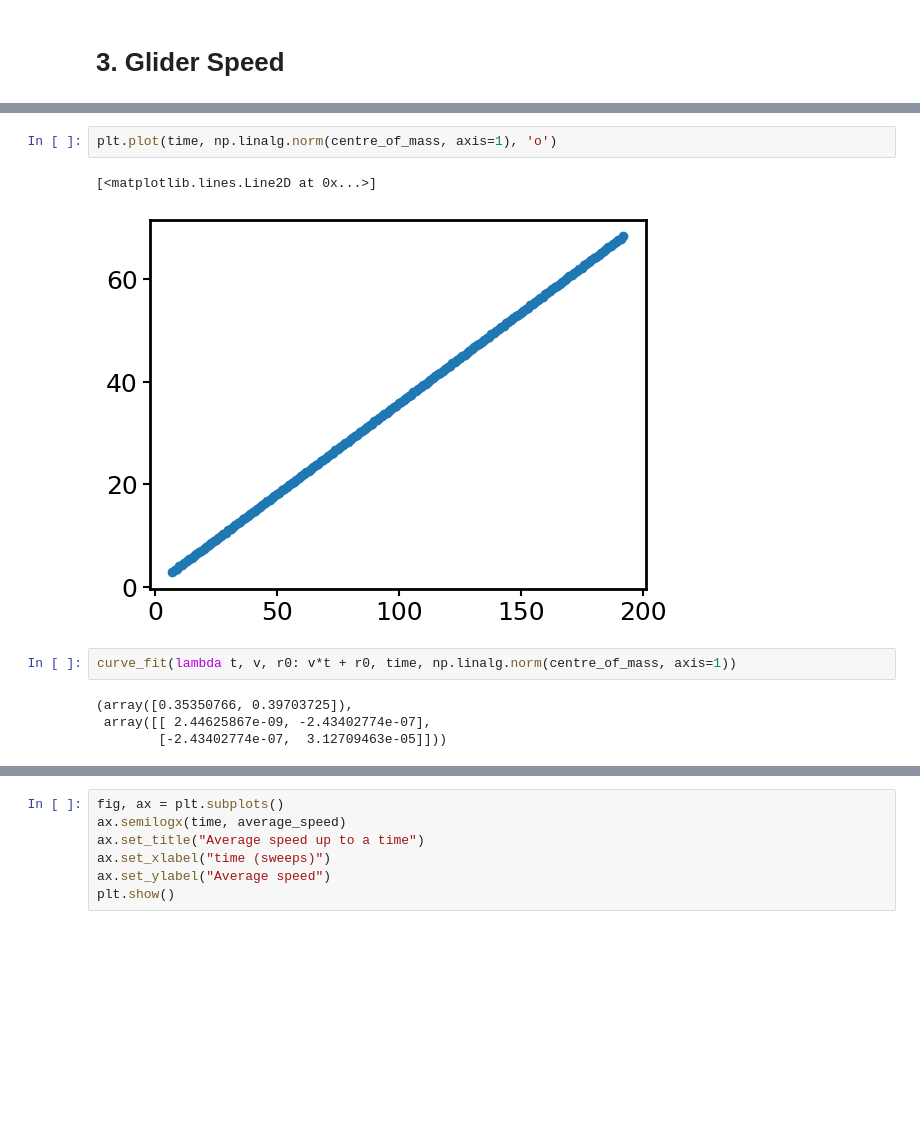
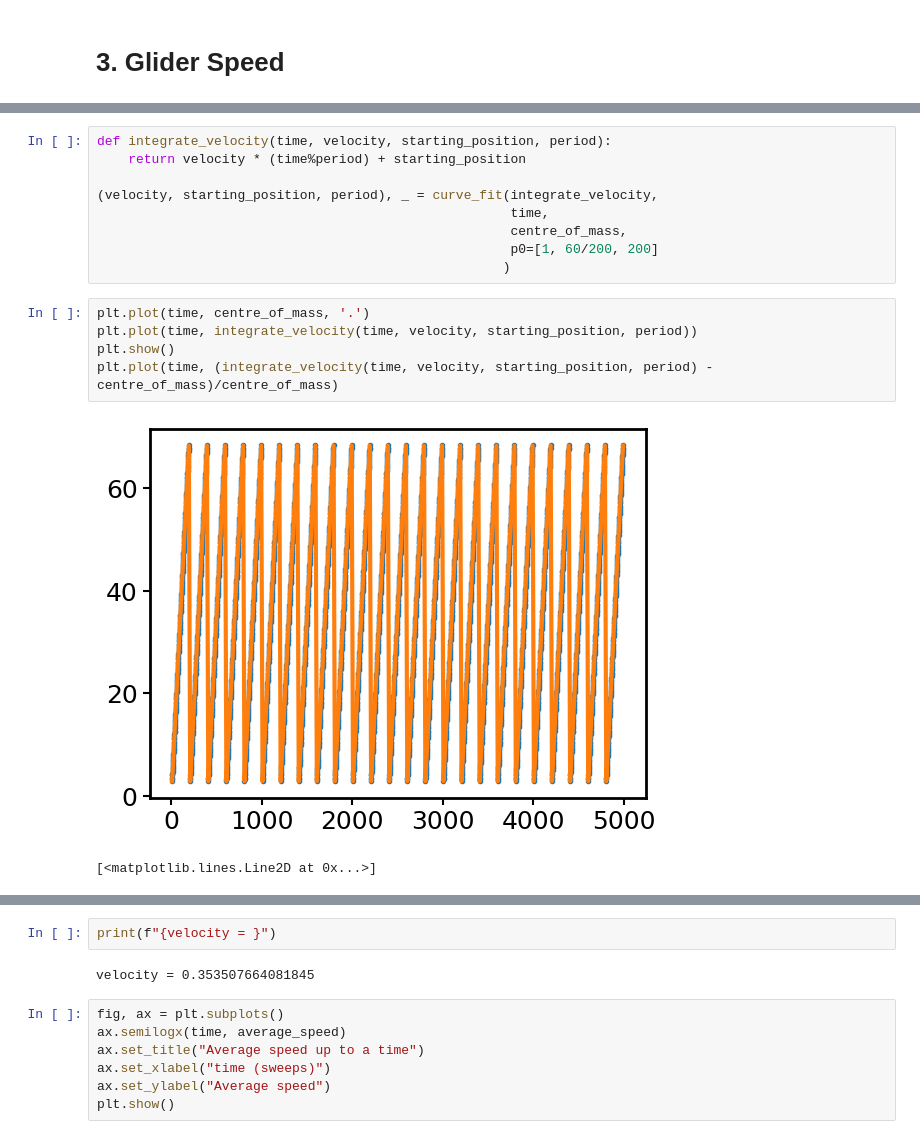
Before and after one commit to E-W-Jones/modelling-and-visualisation-in-physics, a Jupyter notebook: Checkpoint2/Checkpoint2.ipynb, the cells around one changed output, grey strips where cells are left out. Drawn from its saved outputs; the diff is of its cells as text; blank space fills up the shorter version.

```diff
--- a/Checkpoint2/Checkpoint2.ipynb
+++ b/Checkpoint2/Checkpoint2.ipynb
@@ -31,11 +35,17 @@ time, centre_of_mass, average_velocity, average_speed = Glider.calculate_average
-# %%
-plt.plot(time, np.linalg.norm(centre_of_mass, axis=1), 'o')
-# %% [output]
-[<matplotlib.lines.Line2D at 0x...>]
-[figure, old version]
 # %%
-curve_fit(lambda t, v, r0: v*t + r0, time, np.linalg.norm(centre_of_mass, axis=1))
+def integrate_velocity(time, velocity, starting_position, period):
+    return velocity * (time%period) + starting_position
+
+(velocity, starting_position, period), _ = curve_fit(integrate_velocity,
+                                                     time,
+                                                     centre_of_mass,
+                                                     p0=[1, 60/200, 200]
+                                                    )
-# %% [output]
-(array([0.35350766, 0.39703725]),
- array([[ 2.44625867e-09, -2.43402774e-07],
-        [-2.43402774e-07,  3.12709463e-05]]))
+# %%
+plt.plot(time, centre_of_mass, '.')
+plt.plot(time, integrate_velocity(time, velocity, starting_position, period))
+plt.show()
+plt.plot(time, (integrate_velocity(time, velocity, starting_position, period) - centre_of_mass)/centre_of_mass)
+# %% [output]
+[figure, new version]
+[<matplotlib.lines.Line2D at 0x...>]
@@ -42,3 +53,7 @@ curve_fit(lambda t, v, r0: v*t + r0, time, np.linalg.norm(centre_of_mass, axis=1
+# %%
+print(f"{velocity = }")
+# %% [output]
+velocity = 0.353507664081845
 # %%
 fig, ax = plt.subplots()
 ax.semilogx(time, average_speed)
```
Also changed, not shown: parts of 5 cells of this notebook, 1 other file.
